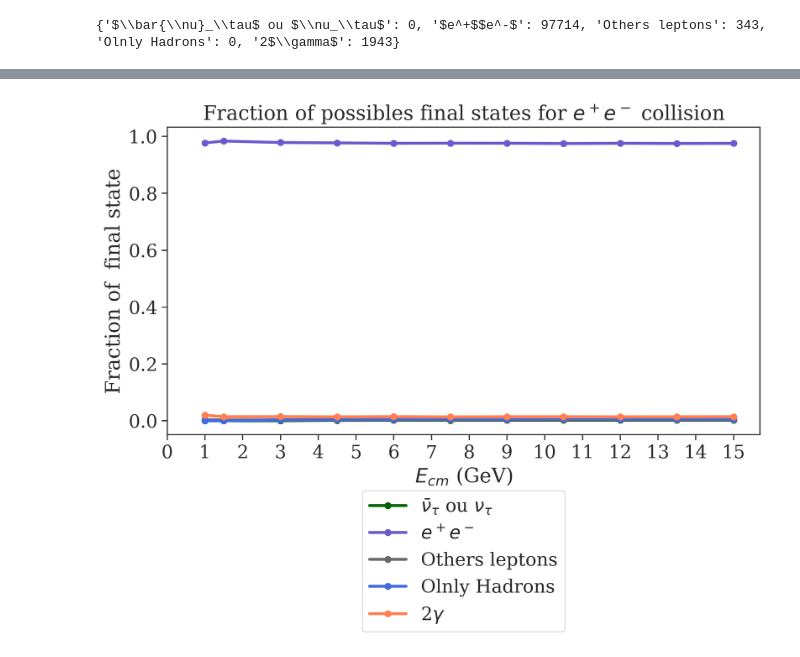
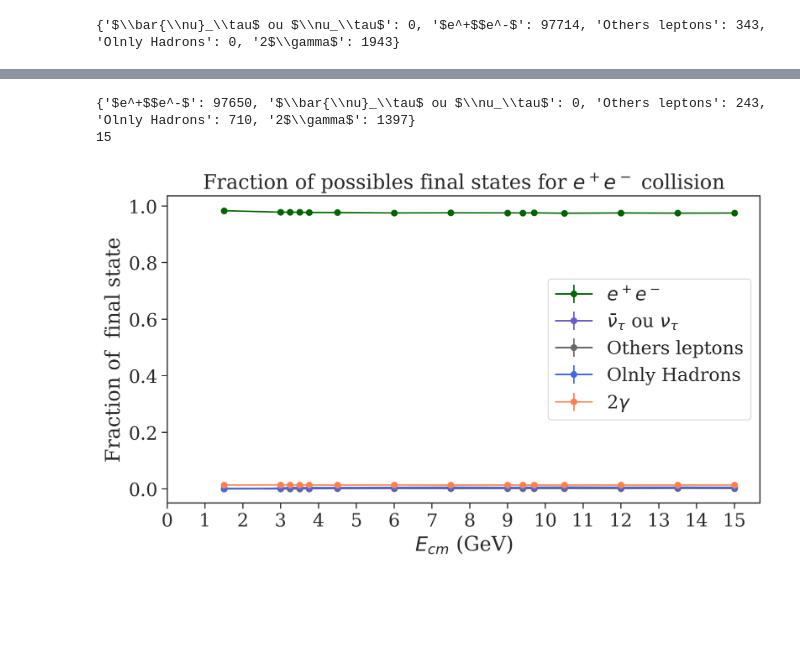
Before and after one commit to viniciusrocca/simulationsSM, a Jupyter notebook: epem2all/epem2allCategories.ipynb, the cells around one changed output, grey strips where cells are left out. Cells and saved outputs as stored; diff of their text form; code cells hidden in the pictures; blank space fills up the shorter version.

Commit message:
epem2allCategories update

```diff
--- a/epem2all/epem2allCategories.ipynb
+++ b/epem2all/epem2allCategories.ipynb
@@ -92,16 +92,11 @@ def dictCategories(file_name):
     return eventDict
 # %%
 def final_state(eDict,fstate):
-    fstate_frac = [0,0,0,0,0,0,0,0,0,0,0]
+    fstate_frac = np.zeros(len(eDict))
     for i,dicti in enumerate(eDict):
         fstate_frac[i] = dicti.get(fstate,0)
         fstate_frac[i] = fstate_frac[i]/100000
     return fstate_frac
-# %%
-file_name = ['output_1GeV.lhe','output_3GeV.lhe','output_6GeV.lhe','output_9GeV.lhe','output_12GeV.lhe', 'output_15GeV.lhe']
-eventDict = []
-for file in file_name:
-    eventDict.append(dictCategories(file))
 # %%
 print(dictCategories('output_1GeV.lhe'))
 # %% [output]
@@ -125,24 +104,34 @@ plt.show()
 # %%
-fName = ['output_1GeV.lhe','output_1dot5GeV.lhe','output_3GeV.lhe','output_4dot5GeV.lhe','output_6GeV.lhe','output_7dot5GeV.lhe','output_9GeV.lhe','output_10dot5GeV.lhe','output_12GeV.lhe','output_13dot5GeV.lhe', 'output_15GeV.lhe']
+fName = ['output_1dot5GeV.lhe','output_3GeV.lhe','output_3dot25GeV.lhe','output_3dot5GeV.lhe','output_3dot75GeV.lhe','output_4dot5GeV.lhe','output_6GeV.lhe','output_7dot5GeV.lhe','output_9GeV.lhe','output_9dot4GeV.lhe','output_9dot7GeV.lhe','output_10dot5GeV.lhe','output_12GeV.lhe','output_13dot5GeV.lhe', 'output_15GeV.lhe']
 eDict = []
 for file in fName:
     eDict.append(dictCategories(file))
+
+energy = [1.5,3,3.25,3.5,3.75,4.5,6,7.5,9,9.4,9.7,10.5,12,13.5,15]
+# %%
+print(eDict[4])
+print(len(energy) )
+# %% [output]
+{'$e^+$$e^-$': 97650, '$\\bar{\\nu}_\\tau$ ou $\\nu_\\tau$': 0, 'Others leptons': 243, 'Olnly Hadrons': 710, '2$\\gamma$': 1397}
+15
 # %%
-energy = [1,1.5,3,4.5,6,7.5,9,10.5,12,13.5,15]
+energy = [1.5,3,3.25,3.5,3.75,4.5,6,7.5,9,9.4,9.7,10.5,12,13.5,15]
 fig = plt.figure(figsize = [9.2,4.9], dpi = 300)
 colors = ['darkgreen','slateblue','dimgrey','royalblue','coral']
 i=0
 for key in eDict[0]:
-        plt.plot(energy,final_state(eDict,key), marker = 'o', color = colors[i], lw = 2.5, ms = 5, label = key)
+        f_state = final_state(eDict,key)
+        #plt.plot(energy,final_state(eDict,key), marker = 'o', color = colors[i], lw = 2.5, ms = 5, label = key)
+        plt.errorbar(x = energy,y = f_state, xerr = None, yerr = np.sqrt(f_state/1e5), color = colors[i], marker ='o', label = key)
         i += 1
 
 plt.title(r'Fraction of possibles final states for $e^+e^-$ collision')
 plt.xlabel(r'$E_{cm}$ (GeV)')
 plt.ylabel(r'Fraction of  final state')
 plt.xticks(range(0,16))
-plt.legend(bbox_to_anchor=(0.5, -0.67), loc='lower center')
+plt.legend(bbox_to_anchor=(1, 0.5), loc='center right')
 #plt.yscale('log')
 plt.show()
 # %% [output]
-[figure, old version]
+[figure, new version]
 # %%
```
Also changed, not shown: parts of 3 cells of this notebook.
